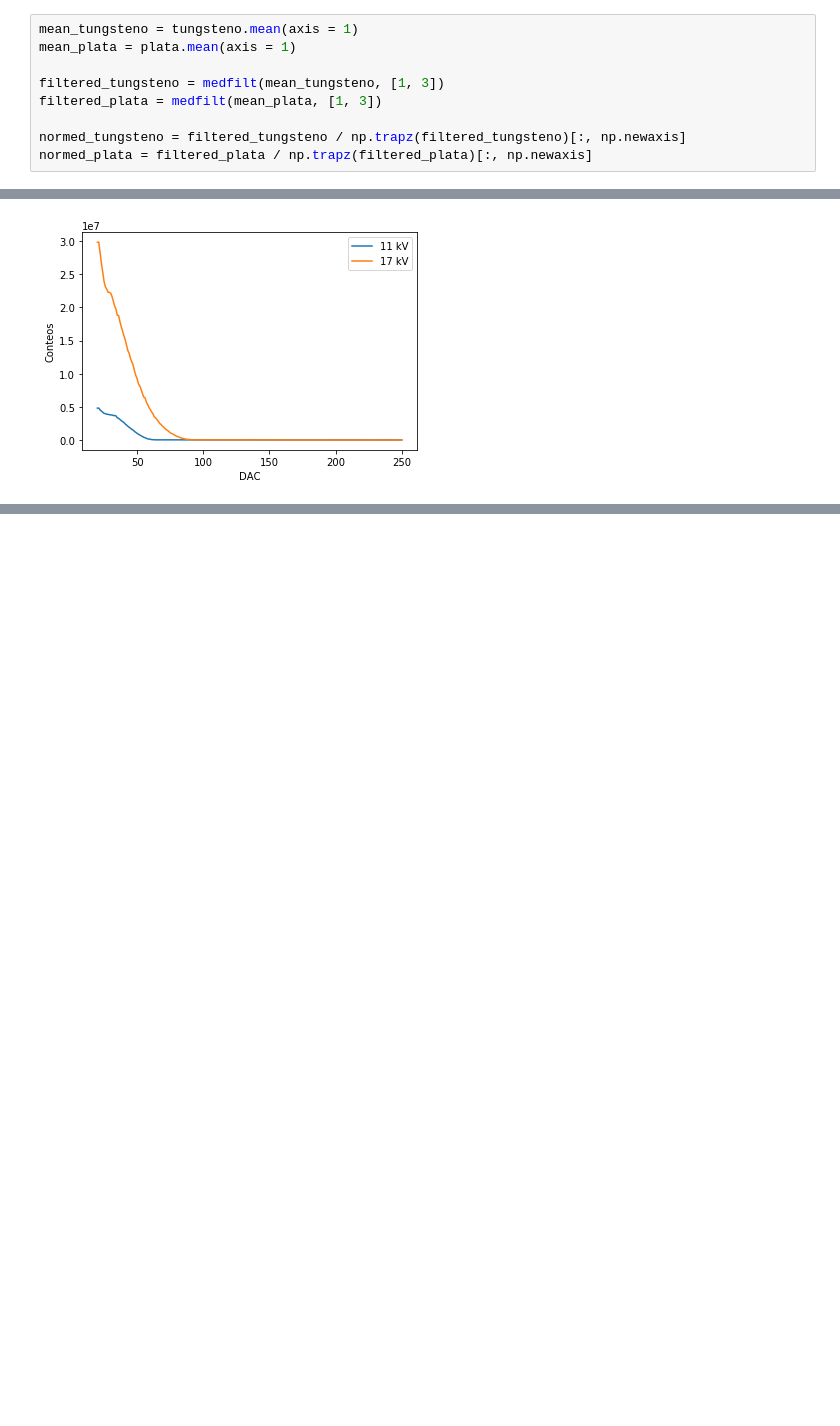
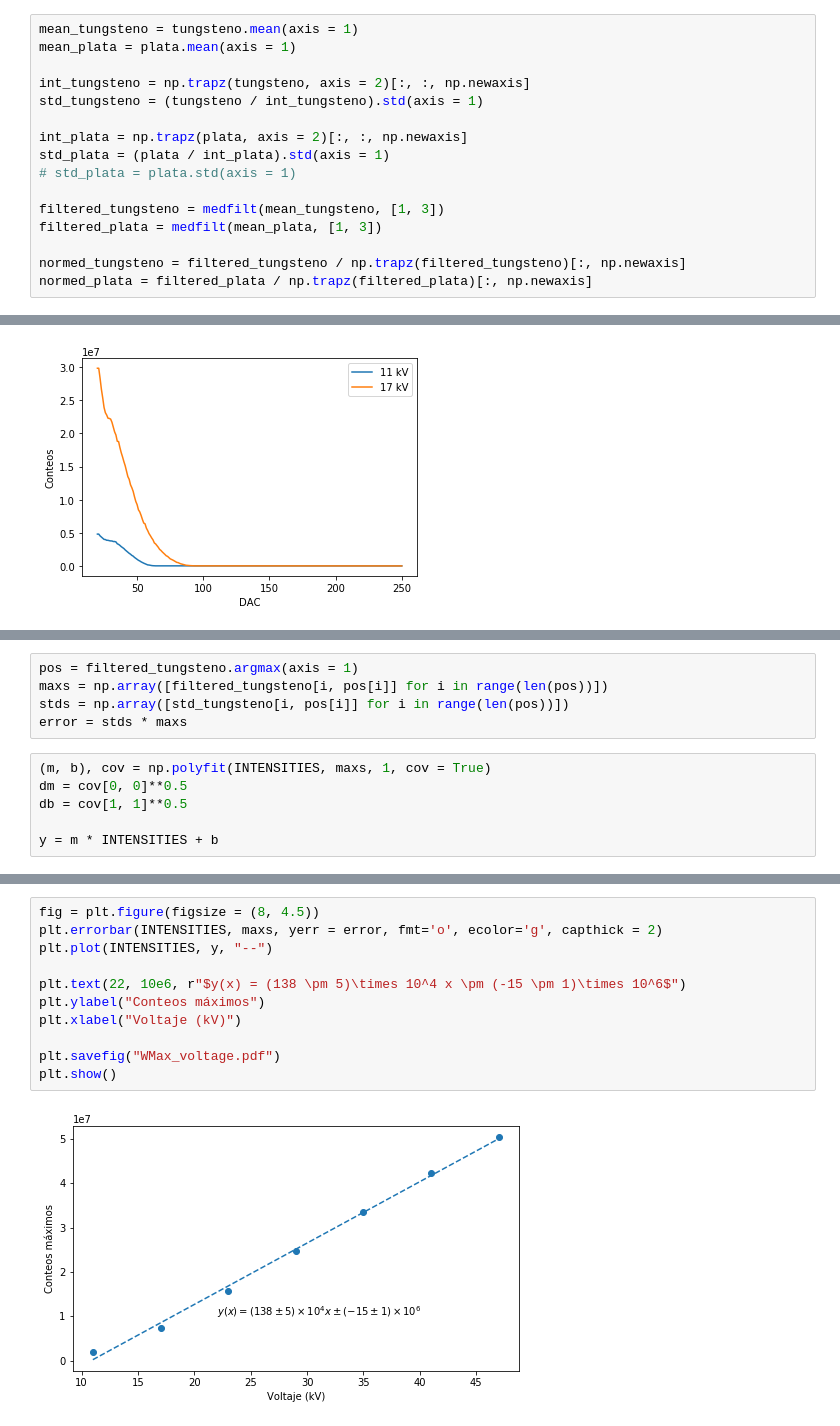
Before and after one commit to jsbarbosa/LabIntermedio, a Jupyter notebook: Datos_proyecto/Graph.ipynb, the cells around one changed output, grey strips where cells are left out. Cells and saved outputs as stored; diff of their text form; blank space fills up the shorter version.

```diff
--- a/Datos_proyecto/Graph.ipynb
+++ b/Datos_proyecto/Graph.ipynb
@@ -22,6 +22,13 @@ plata = getData("2. Plata/*")
 # %%
 mean_tungsteno = tungsteno.mean(axis = 1)
 mean_plata = plata.mean(axis = 1)
+
+int_tungsteno = np.trapz(tungsteno, axis = 2)[:, :, np.newaxis]
+std_tungsteno = (tungsteno / int_tungsteno).std(axis = 1)
+
+int_plata = np.trapz(plata, axis = 2)[:, :, np.newaxis]
+std_plata = (plata / int_plata).std(axis = 1)
+# std_plata = plata.std(axis = 1)
 
 filtered_tungsteno = medfilt(mean_tungsteno, [1, 3])
 filtered_plata = medfilt(mean_plata, [1, 3])
@@ -78,0 +131,11 @@ plt.show()
+# %%
+pos = filtered_tungsteno.argmax(axis = 1)
+maxs = np.array([filtered_tungsteno[i, pos[i]] for i in range(len(pos))])
+stds = np.array([std_tungsteno[i, pos[i]] for i in range(len(pos))])
+error = stds * maxs
+# %%
+(m, b), cov = np.polyfit(INTENSITIES, maxs, 1, cov = True)
+dm = cov[0, 0]**0.5
+db = cov[1, 1]**0.5
+
+y = m * INTENSITIES + b
@@ -78,0 +148,13 @@ plt.show()
+# %%
+fig = plt.figure(figsize = (8, 4.5))
+plt.errorbar(INTENSITIES, maxs, yerr = error, fmt='o', ecolor='g', capthick = 2)
+plt.plot(INTENSITIES, y, "--")
+
+plt.text(22, 10e6, r"$y(x) = (138 \pm 5)\times 10^4 x \pm (-15 \pm 1)\times 10^6$")
+plt.ylabel("Conteos máximos")
+plt.xlabel("Voltaje (kV)")
+
+plt.savefig("WMax_voltage.pdf")
+plt.show()
+# %% [output]
+[figure, added]
```
Also changed, not shown: parts of 6 cells of this notebook, 12 other files.
